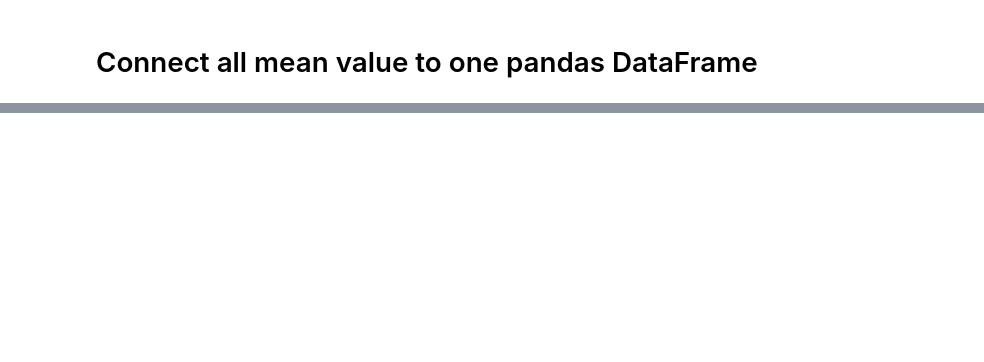
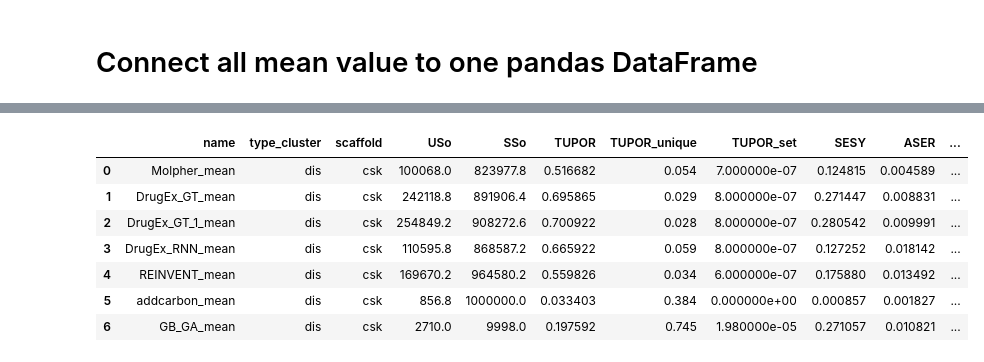
Before and after one commit to filvaleriia/scaffold-based-metrics, a Jupyter notebook: calculate_the_metrics.ipynb, the cells around one changed output, grey strips where cells are left out. Saved outputs shown, nothing was run; the diff lists cells and outputs as text; code cells hidden in the pictures; blank space fills up the shorter version.

```diff
--- a/calculate_the_metrics.ipynb
+++ b/calculate_the_metrics.ipynb
@@ -233,0 +285,14 @@ connect_mean_value(receptor, scaffold_type, type_cluster, generators_name_list)
+# %%
+dff = df.copy()
+# %%
+dff['TUPOR_unique'] = df['TUPOR_unique']*10000
+dff
+# %% [output]
+|  | name | type_cluster | scaffold | USo | SSo | TUPOR | TUPOR_unique | TUPOR_set | SESY | ASER | ... |
+| 0 | Molpher_mean | dis | csk | 100068.0 | 823977.8 | 0.516682 | 0.054 | 7.000000e-07 | 0.124815 | 0.004589 | ... |
+| 1 | DrugEx_GT_mean | dis | csk | 242118.8 | 891906.4 | 0.695865 | 0.029 | 8.000000e-07 | 0.271447 | 0.008831 | ... |
+| 2 | DrugEx_GT_1_mean | dis | csk | 254849.2 | 908272.6 | 0.700922 | 0.028 | 8.000000e-07 | 0.280542 | 0.009991 | ... |
+| 3 | DrugEx_RNN_mean | dis | csk | 110595.8 | 868587.2 | 0.665922 | 0.059 | 8.000000e-07 | 0.127252 | 0.018142 | ... |
+| 4 | REINVENT_mean | dis | csk | 169670.2 | 964580.2 | 0.559826 | 0.034 | 6.000000e-07 | 0.175880 | 0.013492 | ... |
+| 5 | addcarbon_mean | dis | csk | 856.8 | 1000000.0 | 0.033403 | 0.384 | 0.000000e+00 | 0.000857 | 0.001827 | ... |
+| 6 | GB_GA_mean | dis | csk | 2710.0 | 9998.0 | 0.197592 | 0.745 | 1.980000e-05 | 0.271057 | 0.010821 | ... |
```
Also changed, not shown: parts of 11 cells of this notebook, 1 other file.
